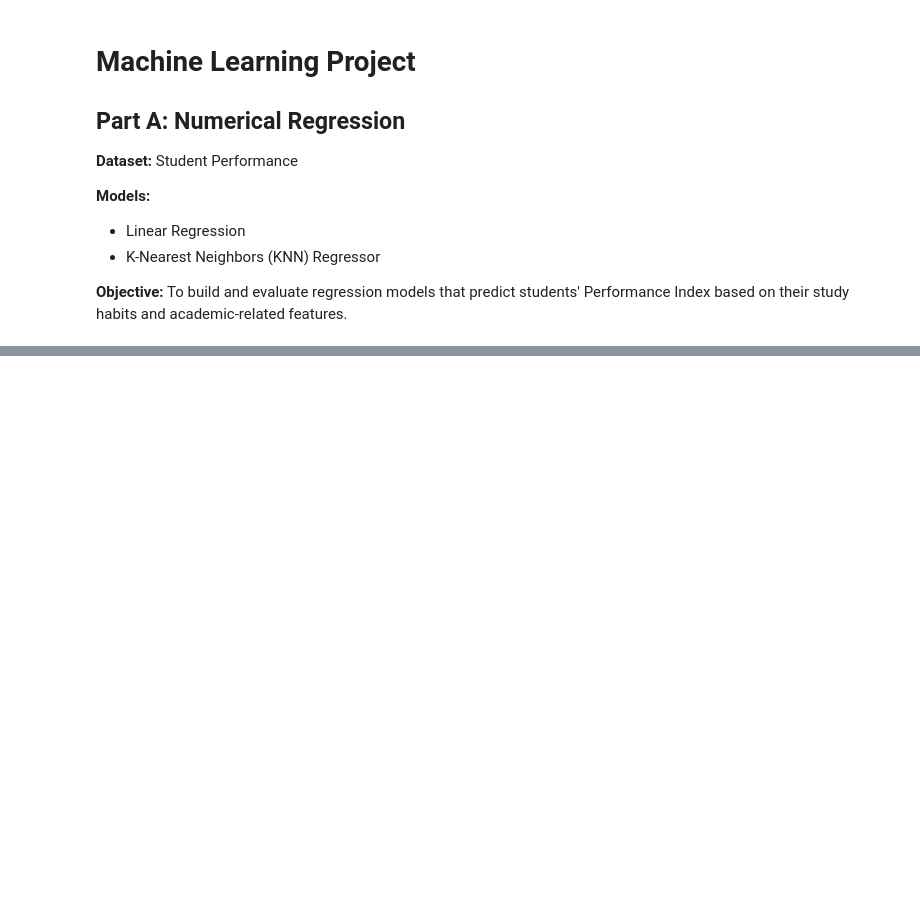
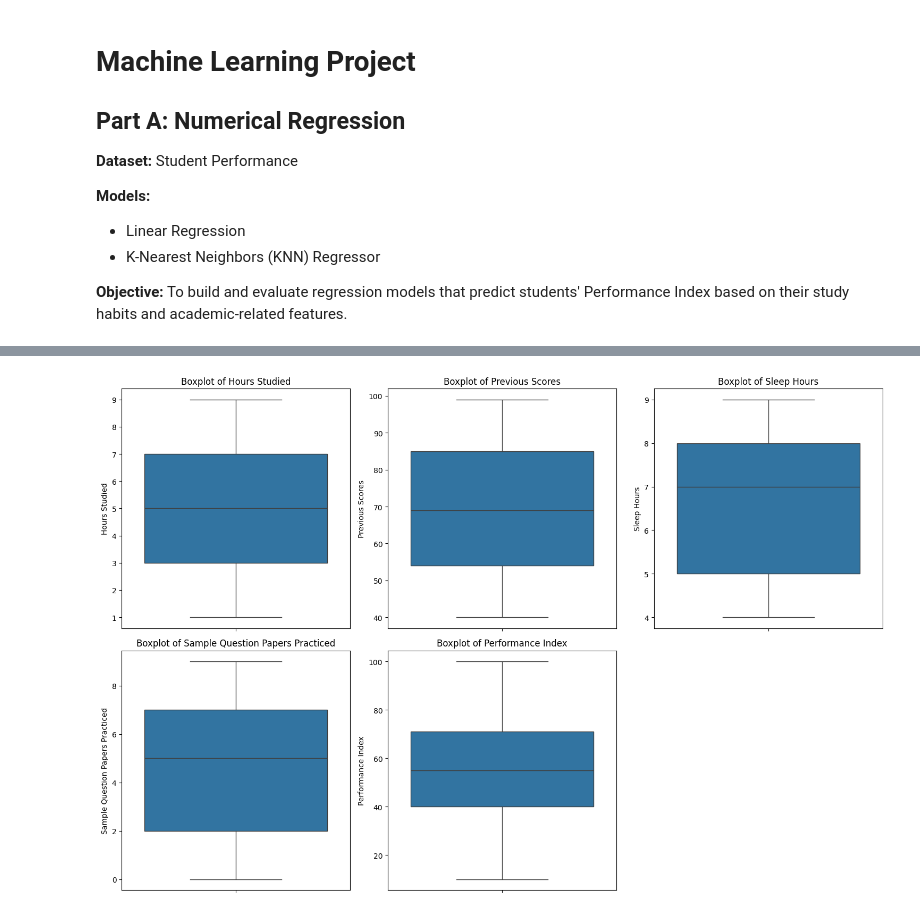
Before and after one commit to janamaher30/Machine-Learning-Project-, a Jupyter notebook: Part_A_Regression.ipynb, the cells around one changed output, grey strips where cells are left out. Drawn from its saved outputs; the diff is of its cells as text; code cells hidden in the pictures; blank space fills up the shorter version.

```diff
--- a/Part_A_Regression.ipynb
+++ b/Part_A_Regression.ipynb
@@ -38,0 +108,11 @@ Shape: (10000, 6)
+# %%
+plt.figure(figsize=(15, 10))
+for i, column in enumerate(numerical_columns, 1):
+    plt.subplot(2, 3, i)
+    sns.boxplot(y=df[column])
+    plt.title(f"Boxplot of {column}")
+plt.tight_layout()
+plt.savefig(f"{plots_path}/boxplots.png")
+plt.show()
+# %% [output]
+[figure, added]
```
Also changed, not shown: parts of 27 cells of this notebook.
